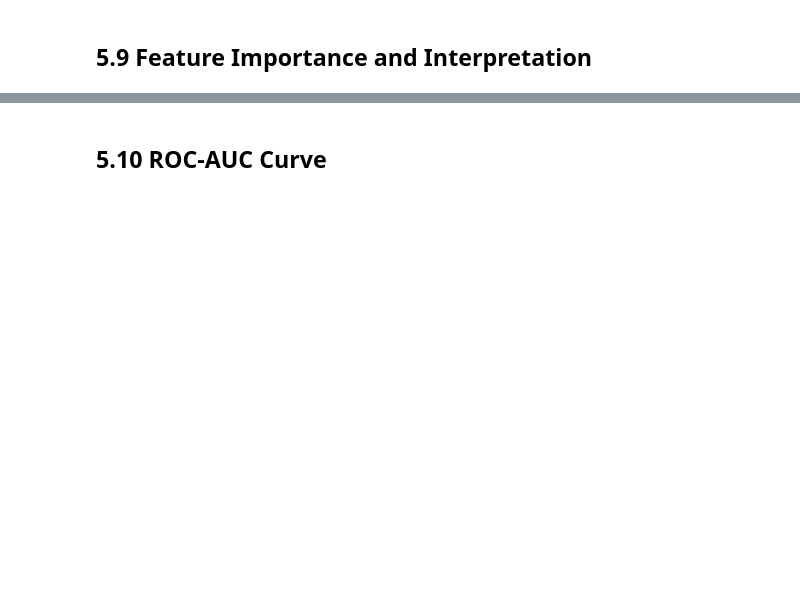
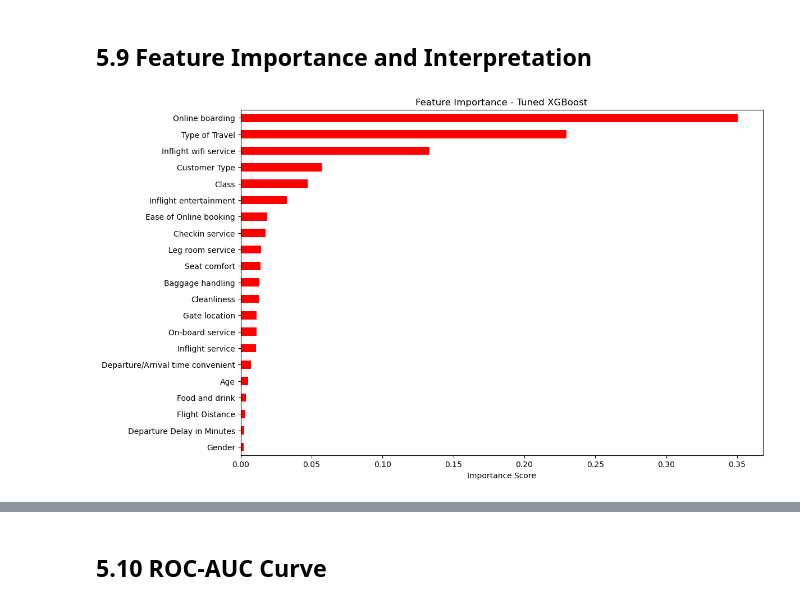
Before and after one commit to JuneHenia/Airline-Satisfaction-Prediction, a Jupyter notebook: Final project ML.ipynb, the cells around one changed output, grey strips where cells are left out. Drawn from its saved outputs; the diff is of its cells as text; code cells hidden in the pictures; blank space fills up the shorter version.

```diff
--- a/Final project ML.ipynb
+++ b/Final project ML.ipynb
@@ -996,0 +1008,17 @@ print("Accuracy:", accuracy_score(y_test, y_grid_pred))
+# %%
+xgb = XGBClassifier(random_state = 42)
+
+param_grid_xgb = {
+    'n_estimators': [100, 200],
+    'max_depth': [3, 6, 10],
+    'learning_rate': [0.01, 0.1, 0.2],
+    'subsample': [0.8, 1.0],
+    'colsample_bytree': [0.8, 1.0]
+}
+
+grid_search = GridSearchCV(xgb, param_grid_xgb, cv = 5, scoring = 'accuracy', n_jobs = -1)
+
+grid_search.fit(X_train_scaled_full, y_train)
+
+print("Best parameters:", grid_search.best_params_)
+print("Best cross-validation score:", grid_search.best_score_)
@@ -1034,0 +1069,11 @@ y_pred_top = rf_top.predict(X_test_top)
+# %%
+best_xgb = grid_search.best_estimator_
+
+importance = pd.Series(best_xgb.feature_importances_, index = X_train_scaled_full.columns).sort_values(ascending = True)
+
+importance.plot(kind="barh", figsize=(12,8), color="red")
+plt.title("Feature Importance - Tuned XGBoost")
+plt.xlabel("Importance Score")
+plt.show()
+# %% [output]
+[figure, added]
```
Also changed, not shown: parts of 24 cells of this notebook.
